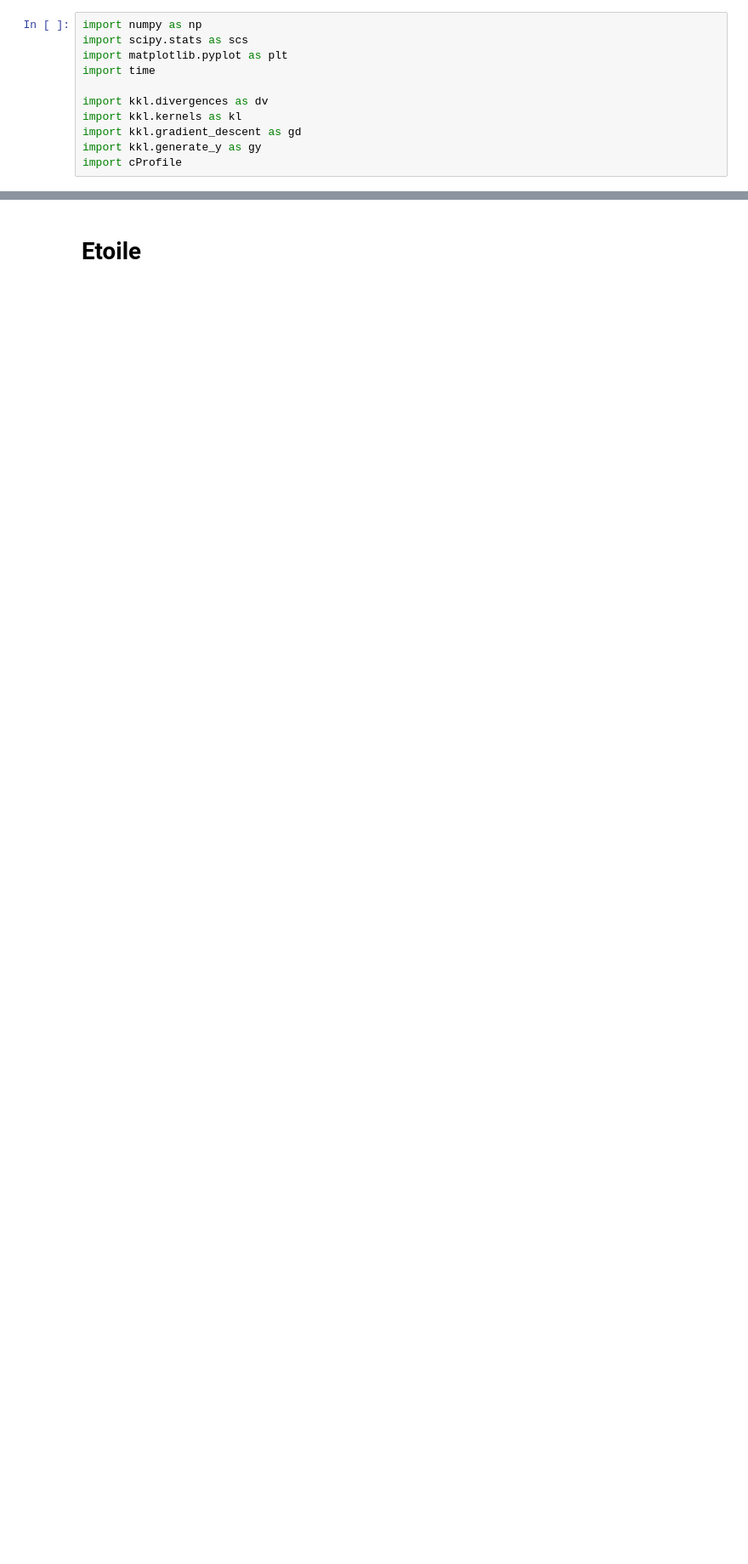
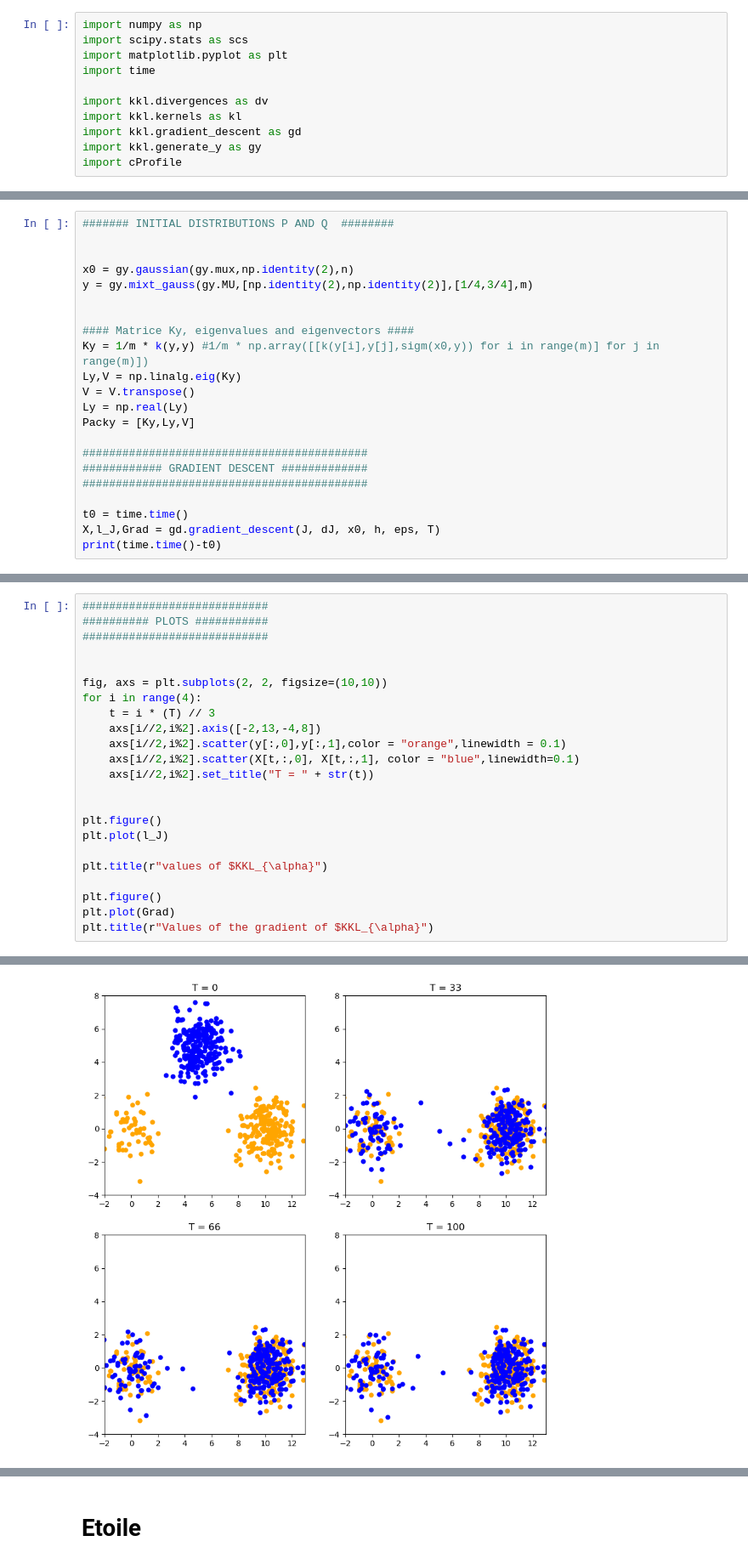
Before and after one commit to cclementine25/KKL-divergence-gradient-flows, a Jupyter notebook: Regularized/kkl_gd_original_shapes.ipynb, the cells around one changed output, grey strips where cells are left out. Shown at 85% size. Cells and saved outputs as stored; diff of their text form; blank space fills up the shorter version.

```diff
--- a/Regularized/kkl_gd_original_shapes.ipynb
+++ b/Regularized/kkl_gd_original_shapes.ipynb
@@ -35,0 +57,22 @@ dJ = lambda x : dv.WGrad_KKL(x, y, k, dk, Packy, alpha, sigma)
+# %%
+####### INITIAL DISTRIBUTIONS P AND Q  ########
+
+
+x0 = gy.gaussian(gy.mux,np.identity(2),n)
+y = gy.mixt_gauss(gy.MU,[np.identity(2),np.identity(2)],[1/4,3/4],m)
+
+
+#### Matrice Ky, eigenvalues and eigenvectors ####
+Ky = 1/m * k(y,y) #1/m * np.array([[k(y[i],y[j],sigm(x0,y)) for i in range(m)] for j in range(m)])
+Ly,V = np.linalg.eig(Ky)
+V = V.transpose()
+Ly = np.real(Ly)
+Packy = [Ky,Ly,V]
+
+###########################################
+############ GRADIENT DESCENT #############
+###########################################
+
+t0 = time.time()
+X,l_J,Grad = gd.gradient_descent(J, dJ, x0, h, eps, T)
+print(time.time()-t0)
@@ -35,0 +91,24 @@ dJ = lambda x : dv.WGrad_KKL(x, y, k, dk, Packy, alpha, sigma)
+# %%
+############################
+########## PLOTS ###########
+############################
+
+
+fig, axs = plt.subplots(2, 2, figsize=(10,10))
+for i in range(4):
+    t = i * (T) // 3
+    axs[i//2,i%2].axis([-2,13,-4,8])
+    axs[i//2,i%2].scatter(y[:,0],y[:,1],color = "orange",linewidth = 0.1)
+    axs[i//2,i%2].scatter(X[t,:,0], X[t,:,1], color = "blue",linewidth=0.1)
+    axs[i//2,i%2].set_title("T = " + str(t))
+
+
+plt.figure()
+plt.plot(l_J)
+
+plt.title(r"values of $KKL_{\alpha}")
+
+plt.figure()
+plt.plot(Grad)
+plt.title(r"Values of the gradient of $KKL_{\alpha}")
+# %% [output]
@@ -35,0 +116 @@ dJ = lambda x : dv.WGrad_KKL(x, y, k, dk, Packy, alpha, sigma)
+[figure, added]
```
Also changed, not shown: parts of 15 cells of this notebook, 2 other files.
